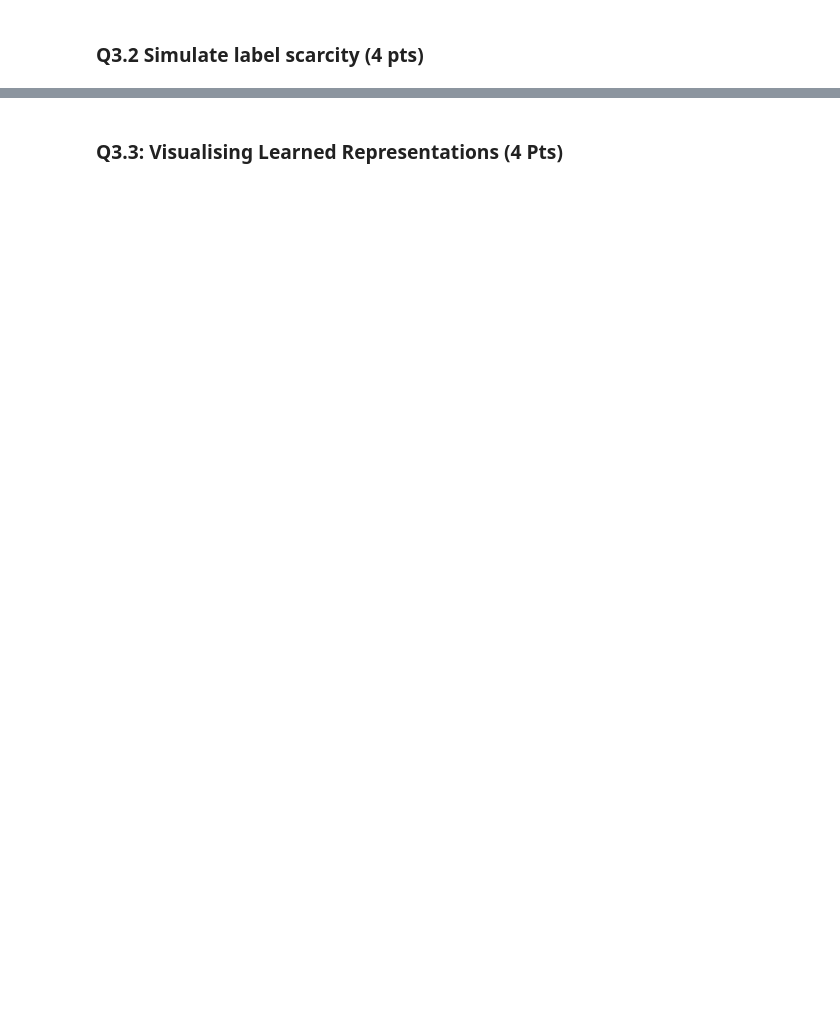
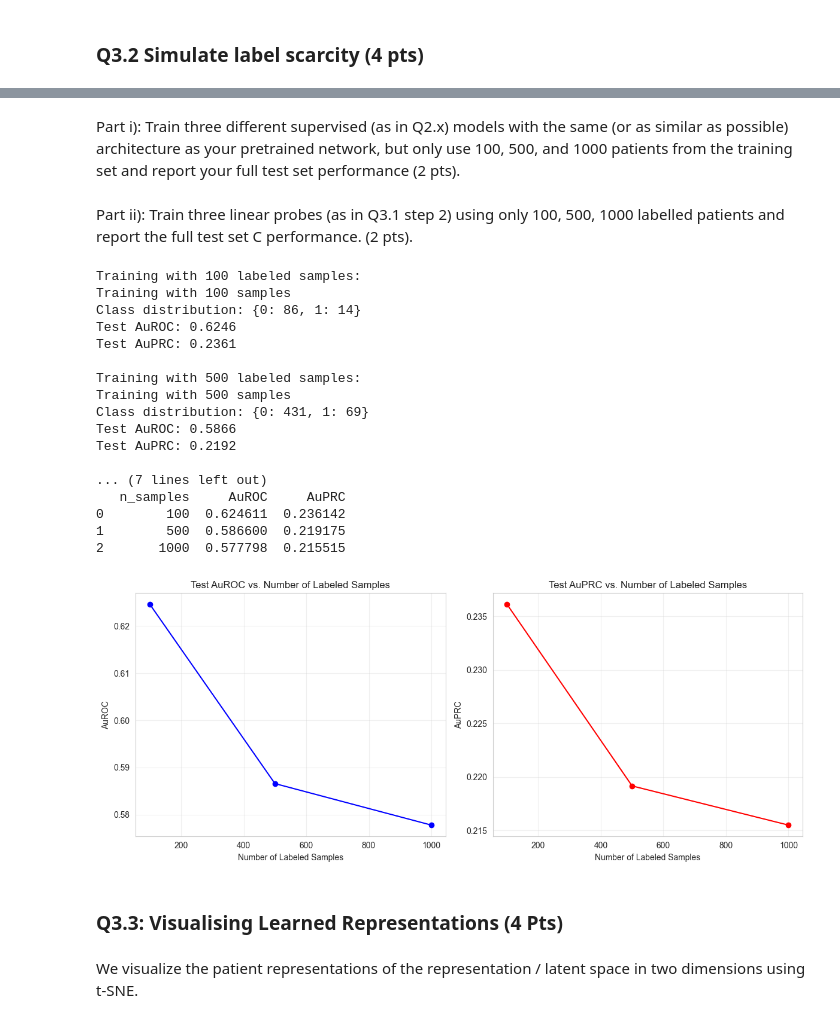
Before and after one commit to yannikc/ML4H_project1, a Jupyter notebook: q3_representation_learning.ipynb, the cells around one changed output, grey strips where cells are left out. Saved outputs shown, nothing was run; the diff lists cells and outputs as text; code cells hidden in the pictures; blank space fills up the shorter version.

```diff
--- a/q3_representation_learning.ipynb
+++ b/q3_representation_learning.ipynb
@@ -495,0 +441,4 @@ Linear probe evaluation complete!
+# %% [markdown]
+Part i): Train three different supervised (as in Q2.x) models with the same (or as similar as possible) architecture as your pretrained network, but only use 100, 500, and 1000 patients from the training set and report your full test set performance (2 pts).
+# %% [markdown]
+Part ii): Train three linear probes (as in Q3.1 step 2) using only 100, 500, 1000 labelled patients and report the full test set C performance. (2 pts).
@@ -496,2 +477,68 @@ Linear probe evaluation complete!
+# %%
+train_data = embedding_df_train.join(train_labels, how='inner')
+X_train = train_data.drop('In-hospital_death', axis=1)
+y_train = train_data['In-hospital_death']
+
+# Sample sizes to evaluate
+sample_sizes = [100, 500, 1000]
+results = []
+
+# Train and evaluate for each sample size
+for n in sample_sizes:
+    print(f"\nTraining with {n} labeled samples:")
+    _, auc, auprc = train_linear_probe_with_limited_data(X_train, y_train, X_test, y_test, n)
+
+    print(f"Test AuROC: {auc:.4f}")
+    print(f"Test AuPRC: {auprc:.4f}")
+
+    results.append({
+        'n_samples': n,
+        'AuROC': auc,
+        'AuPRC': auprc
+    })
+results_df = pd.DataFrame(results)
+print("\nResults summary:")
+print(results_df)
+
+plt.figure(figsize=(12, 5))
+
+plt.subplot(1, 2, 1)
+plt.plot(results_df['n_samples'], results_df['AuROC'], 'o-', color='blue')
+plt.xlabel('Number of Labeled Samples')
+plt.ylabel('AuROC')
+plt.title('Test AuROC vs. Number of Labeled Samples')
+plt.grid(True, alpha=0.3)
+
+plt.subplot(1, 2, 2)
+plt.plot(results_df['n_samples'], results_df['AuPRC'], 'o-', color='red')
+plt.xlabel('Number of Labeled Samples')
+plt.ylabel('AuPRC')
+plt.title('Test AuPRC vs. Number of Labeled Samples')
+plt.grid(True, alpha=0.3)
+
+plt.tight_layout()
+plt.savefig('embedding_autoencoder/limited_labels_performance.png', dpi=300)
+plt.show()
+# %% [output]
+Training with 100 labeled samples:
+Training with 100 samples
+Class distribution: {0: 86, 1: 14}
+Test AuROC: 0.6246
+Test AuPRC: 0.2361
+
+Training with 500 labeled samples:
+Training with 500 samples
+Class distribution: {0: 431, 1: 69}
+Test AuROC: 0.5866
+Test AuPRC: 0.2192
+
+... (7 lines left out)
+   n_samples     AuROC     AuPRC
+0        100  0.624611  0.236142
+1        500  0.586600  0.219175
+2       1000  0.577798  0.215515
+[figure, added]
 # %% [markdown]
 ### Q3.3: Visualising Learned Representations (4 Pts)
+# %% [markdown]
+We visualize the patient representations of the representation / latent space in two dimensions using t-SNE.
```
Also changed, not shown: parts of 20 cells of this notebook.
